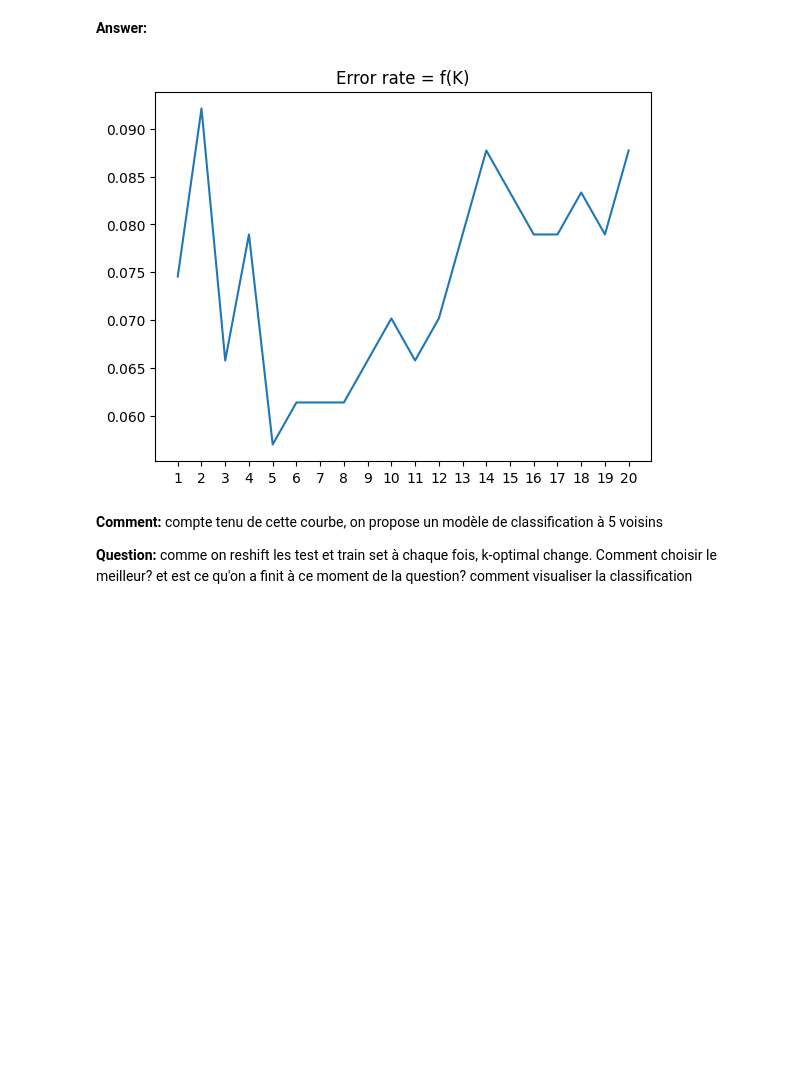
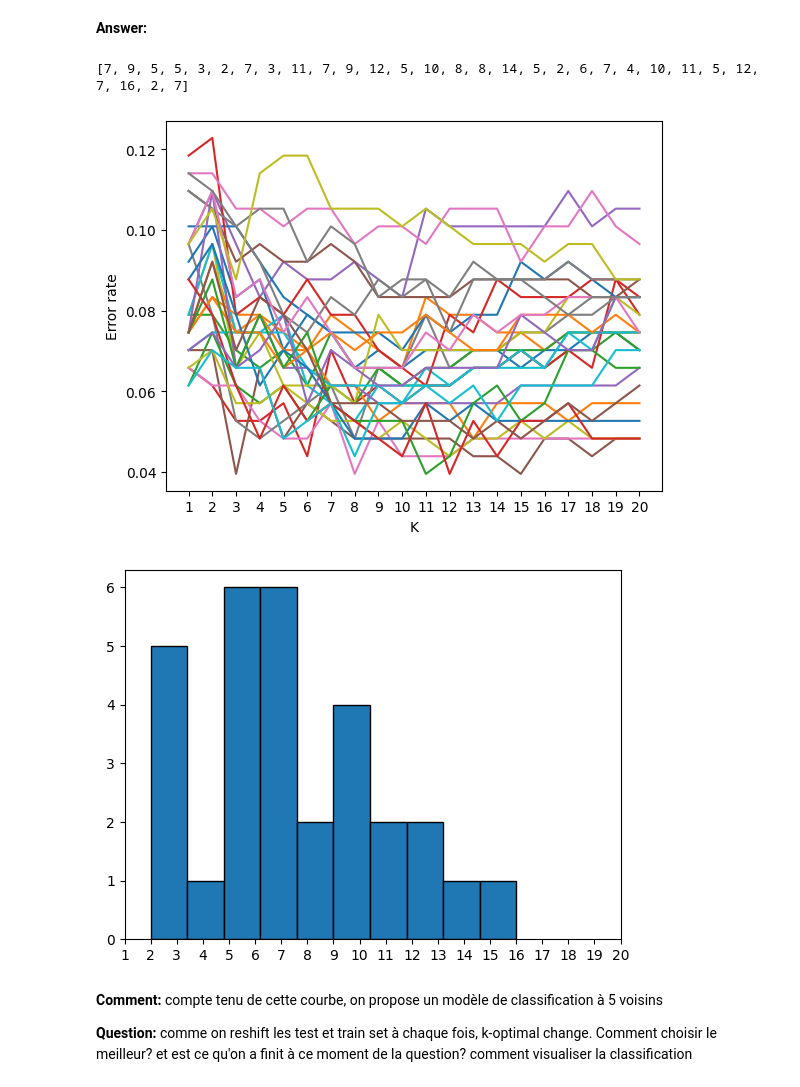
Before and after one commit to felixmnnr/SDI_PYT, a Jupyter notebook: Labs/Lab4/lab4.ipynb, the cells around one changed output. Drawn from its saved outputs; the diff is of its cells as text; code cells hidden in the pictures; blank space fills up the shorter version.

```diff
--- a/Labs/Lab4/lab4.ipynb
+++ b/Labs/Lab4/lab4.ipynb
@@ -147,15 +141,16 @@ def error_rate(t,estimate):
             nb_err+=1
     return nb_err/len(t)
 # %%
-K=[i for i in range(1,21)]
-err=[]
-classification=[]
-for k in K:
-    classif=k_nearest_neighbors(x_train,class_train,x_test,k)
+err = []
+classification = []
+for k in range(1,21):
+    classif = k_nearest_neighbors(x_train, class_train, x_test,k)
     classification.append(classif)
-    err.append(error_rate(class_test,classif))
-plt.plot(K,err)
+    err.append(error_rate(class_test, classif))
+
+plt.plot(range(1,21), err, 'o--', color='r')
 plt.xticks(range(1,21))
-plt.title('Error rate = f(K)')
+plt.xlabel('K')
+plt.ylabel('Error rate')
 plt.show()
 # %% [output]
@@ -219,29 +212,38 @@ le temps d'exécution de sk.knn est : 0.81
 **Answer:**
 # %%
 # Slpit du data set
-data =pd.DataFrame(np.loadtxt('data/wdbc12.data.txt',delimiter=','))
-train, test= sk.model_selection.train_test_split(data,train_size=0.6)
+data = pd.DataFrame(np.loadtxt('data/wdbc12.data.txt', delimiter=','))
+K_opti = []
+for i in range(30):
+    train, test = sk.model_selection.train_test_split(data, train_size=0.6)
+    train_label, test_label = train.iloc[:,1], test.iloc[:,1]
+    train, test = train.iloc[:,2:], test.iloc[:,2:]
 
-train_label= train.iloc[:,1]
-test_label = test.iloc[:,1]
-train,test=train.iloc[:,2:], test.iloc[:,2:]
+    # Choix des hyperparamètres du modèle
+    err = []
+    classification = []
+    for k in range(1,21):
+        model = KNeighborsClassifier(k)
+        model.fit(train, train_label)
+        classif = model.predict(test)
+        classification.append(classif)
+        err.append(error_rate(test_label, classif))
+    Error_list.append(err)
+    K_opti.append(np.argmin(err))
 
-#Choix des hyperparamètres du modèle
-K=[i for i in range(1,21)]
-err=[]
-classification=[]
-for k in K:
-    model=KNeighborsClassifier(k)
-    model.fit(train,train_label)
-    classif=model.predict(test)
-    classification.append(classif)
-    err.append(error_rate(test_label,classif))
-plt.plot(K,err)
+    plt.plot(range(1,21), err)
 plt.xticks(range(1,21))
-plt.title('Error rate = f(K)')
+plt.xlabel('K')
+plt.ylabel('Error rate')
 plt.show()
+
+plt.hist(K_opti, edgecolor='k')
+plt.xticks(range(1,21))
+plt.show()
 # %% [output]
+[7, 9, 5, 5, 3, 2, 7, 3, 11, 7, 9, 12, 5, 10, 8, 8, 14, 5, 2, 6, 7, 4, 10, 11, 5, 12, 7, 16, 2, 7]
-[figure, old version]
+[figure, new version]
+[figure, added]
 # %% [markdown]
 **Comment:** compte tenu de cette courbe, on propose un modèle de classification à 5 voisins
 
```
Also changed, not shown: parts of 10 cells of this notebook.
